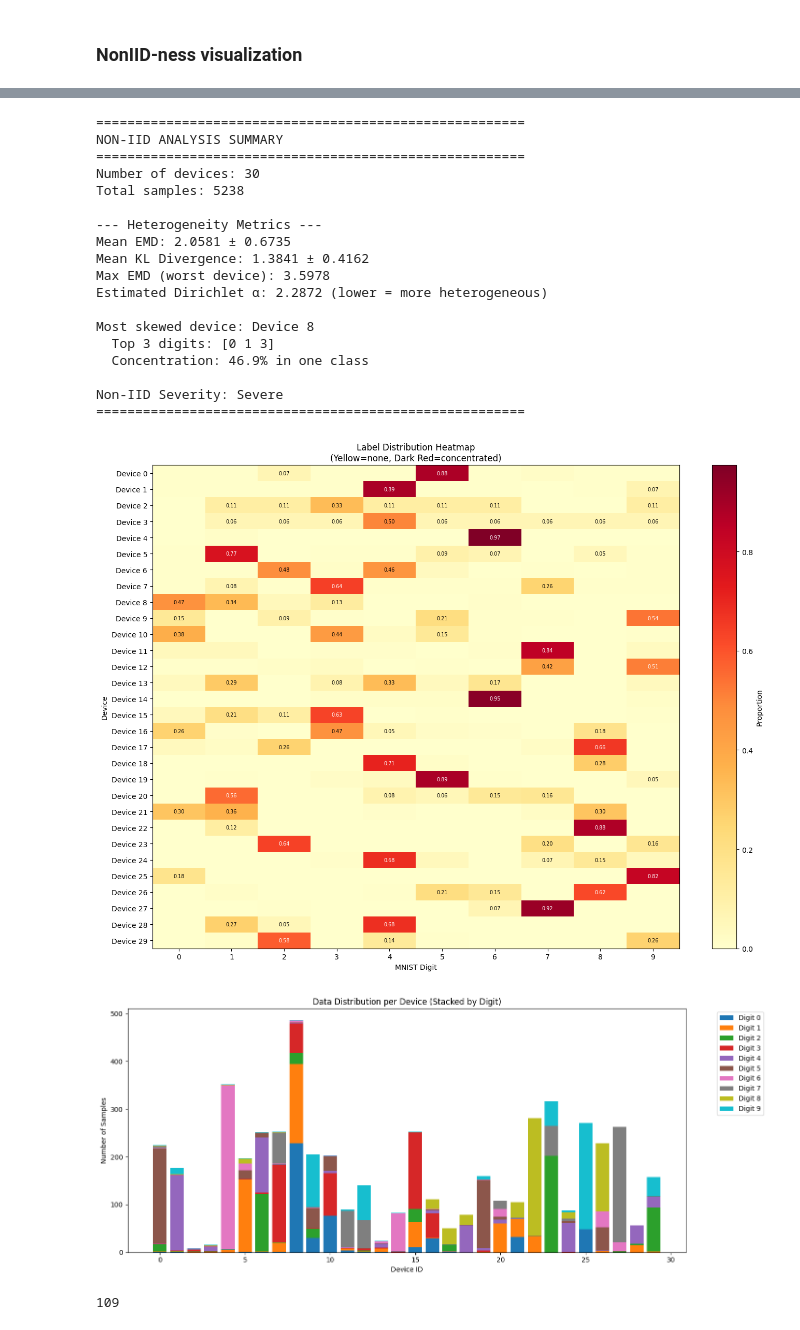
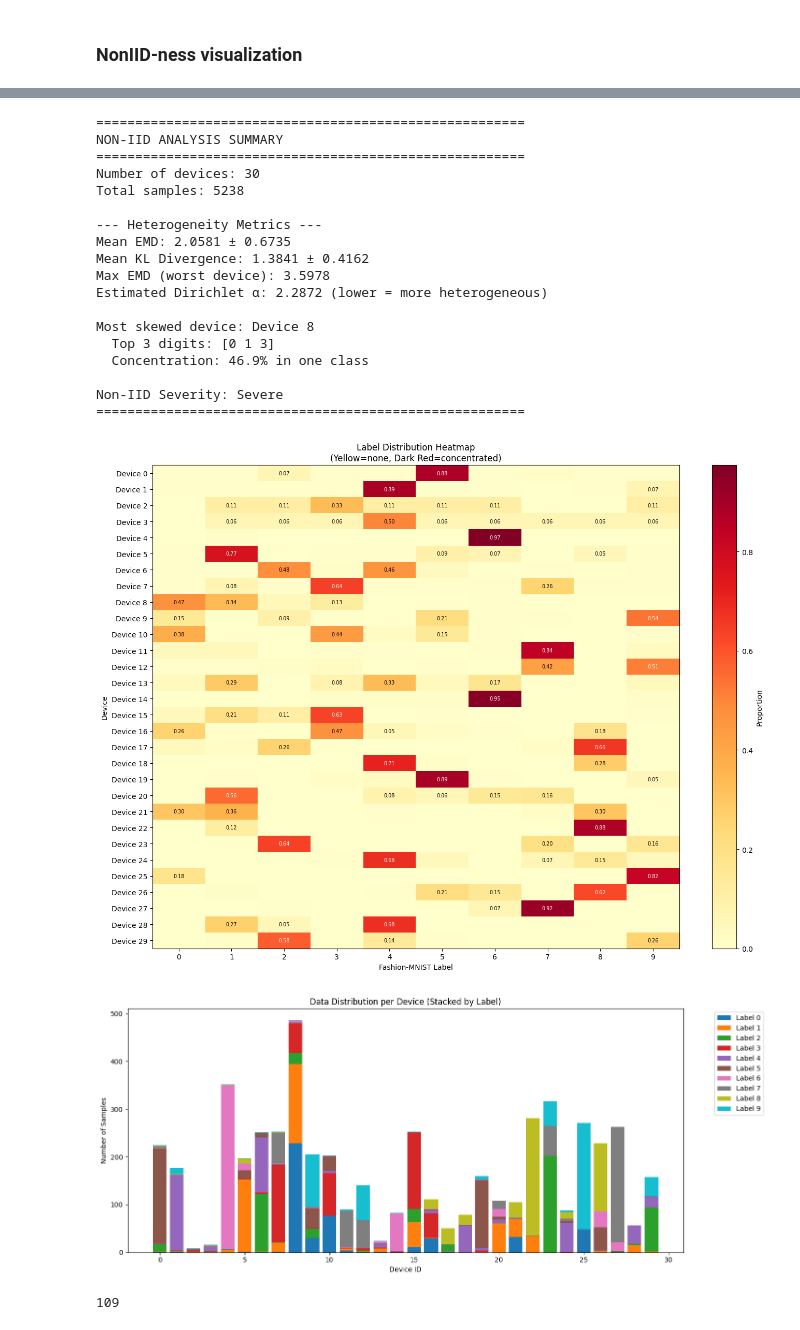
Before and after one commit to RadinRavankhah/FL, a Jupyter notebook: version 7 - alpha0.1 fashion mnist/nsga2_niid_alpha0.1_correct_more_fair_recency_removed_gen5_70_20_10.ipynb, the cells around one changed output, grey strips where cells are left out. Cells and saved outputs as stored; diff of their text form; code cells hidden in the pictures.

```diff
--- a/version 7 - alpha0.1 fashion mnist/nsga2_niid_alpha0.1_correct_more_fair_recency_removed_gen5_70_20_10.ipynb
+++ b/version 7 - alpha0.1 fashion mnist/nsga2_niid_alpha0.1_correct_more_fair_recency_removed_gen5_70_20_10.ipynb
@@ -640,7 +640,7 @@ def plot_heatmap(devices=None, distribution=None):
     ax.set_yticks(range(len(dist)))
     ax.set_yticklabels([f'Device {i}' for i in range(len(dist))])
 
-    ax.set_xlabel('MNIST Digit')
+    ax.set_xlabel('Fashion-MNIST Label')
     ax.set_ylabel('Device')
     ax.set_title('Label Distribution Heatmap\n(Yellow=none, Dark Red=concentrated)')
 
@@ -670,12 +670,12 @@ def plot_stacked_bars(devices):
 
     for digit in range(num_classes):
         ax.bar(range(num_devices), counts[:, digit],
-               bottom=bottom, label=f'Digit {digit}', color=colors[digit])
+               bottom=bottom, label=f'Label {digit}', color=colors[digit])
         bottom += counts[:, digit]
 
     ax.set_xlabel('Device ID')
     ax.set_ylabel('Number of Samples')
-    ax.set_title('Data Distribution per Device (Stacked by Digit)')
+    ax.set_title('Data Distribution per Device (Stacked by Label)')
     ax.legend(bbox_to_anchor=(1.05, 1), loc='upper left')
     plt.tight_layout()
     plt.show()
@@ -796,34 +796,34 @@ def full_noniid_analysis(devices):
 # ============================================================
 # USAGE
 # ============================================================
 
 # Run everything:
 results = full_noniid_analysis(devices)
 
 # Or run individual functions:
 # dist, counts = build_distribution(devices)
 # plot_heatmap(distribution=dist)
 # emd = calculate_emd_per_device(distribution=dist)
 # %% [output]
 =======================================================
 NON-IID ANALYSIS SUMMARY
 =======================================================
 Number of devices: 30
 Total samples: 5238
 
 --- Heterogeneity Metrics ---
 Mean EMD: 2.0581 ± 0.6735
 Mean KL Divergence: 1.3841 ± 0.4162
 Max EMD (worst device): 3.5978
 Estimated Dirichlet α: 2.2872 (lower = more heterogeneous)
 
 Most skewed device: Device 8
   Top 3 digits: [0 1 3]
   Concentration: 46.9% in one class
 
 Non-IID Severity: Severe
 =======================================================
-[figure, old version]
+[figure, new version]
 [figure]
 # %%
 # test
```
Also changed, not shown: 3 other files.
